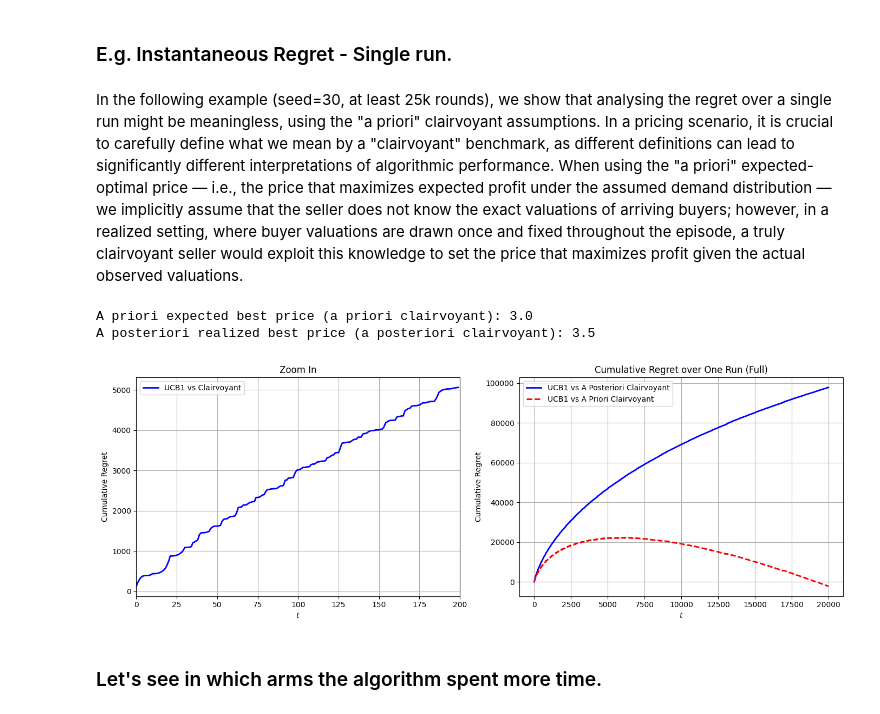
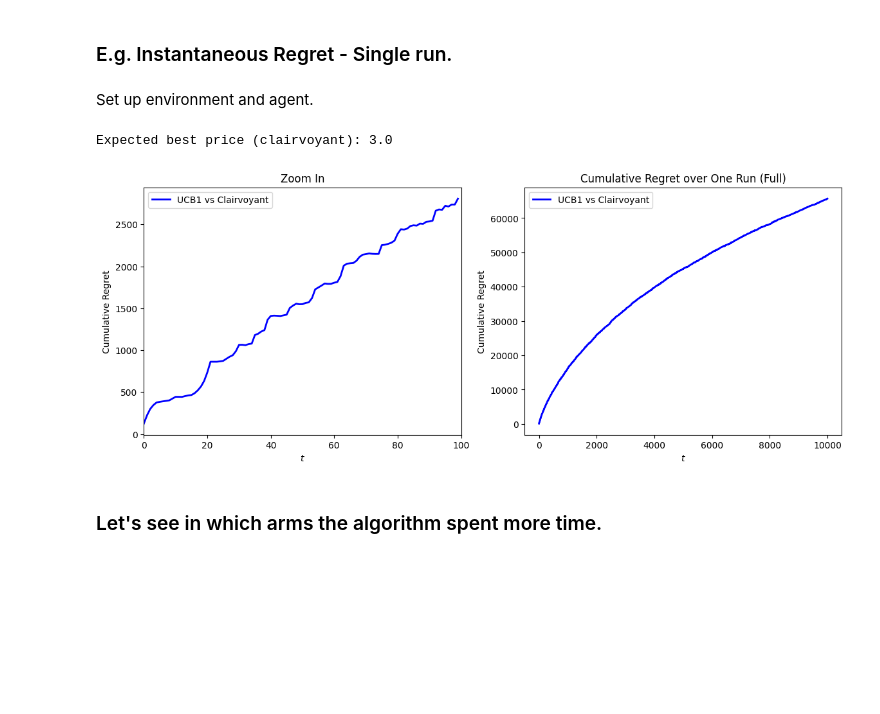
Before and after one commit to peetceenatoo/online-learning, a Jupyter notebook: R1.ipynb, the cells around one changed output. Saved outputs shown, nothing was run; the diff lists cells and outputs as text; code cells hidden in the pictures; blank space fills up the shorter version.

Commit message:
MAJOR FIX - Oops it was not stochastic env kkkk

```diff
--- a/R1.ipynb
+++ b/R1.ipynb
@@ -17,13 +17,3 @@ class Environment:
         pass
 # %% [markdown]
 ### In this setting, the environment is responsible for telling the seller about the reward.
-# %%
-class PricingEnvironmentSingleProduct:
-    def __init__(self, valuations, cost):
-        self.valuations = valuations
-        self.cost = cost
-
-    def round(self, p_t):
-        num_of_sales = np.sum(self.valuations >= p_t)       # Count how many customers are willing to pay at least p_t
-        reward = (p_t - self.cost) * num_of_sales           # Count the profit subtracting the cost from the price for each sale
-        return num_of_sales, reward
@@ -66,13 +75,13 @@ assert buyers_per_round >= 1, "Must have at least one buyer per round"
 # Given this assumption, we can analytically compute the expected demand at each price p.
 # It can be proven that the expected demand is given by:
 
-def expected_demand(p):
-    return np.sum(1 - norm.cdf(p, loc=np.full(buyers_per_round, value), scale=1.0))
+def expected_demand(p, mean_valuation, std_valuation, buyers_per_round):
+    # Probability of a single customer buying
+    prob_buy = 1 - norm.cdf(p, loc=mean_valuation, scale=std_valuation)
+    # Expected number of buyers
+    return buyers_per_round * prob_buy
 
-# This results in a smooth probability-based estimation of demand for each price p,
-# where the probability for a single customer to buy is the tail area of the normal distribution beyond p.
-
-expected_demand_vector = np.array([expected_demand(p) for p in P])
+expected_demand_vector = np.array([expected_demand(p, value, std_valuation, buyers_per_round) for p in P])
 expected_profit_vector = (P - cost) * expected_demand_vector
 
 best_expected_index = np.argmax(expected_profit_vector)
@@ -192,5 +170,3 @@ class UCB1Agent(Agent):
         self.t += 1
 # %% [markdown]
 ### E.g. Instantaneous Regret - Single run.
-# %% [markdown]
-In the following example (seed=30, at least 25k rounds), we show that analysing the regret over a single run might be meaningless, using the "a priori" clairvoyant assumptions. In a pricing scenario, it is crucial to carefully define what we mean by a "clairvoyant" benchmark, as different definitions can lead to significantly different interpretations of algorithmic performance. When using the "a priori" expected-optimal price — i.e., the price that maximizes expected profit under the assumed demand distribution — we implicitly assume that the seller does not know the exact valuations of arriving buyers; however, in a realized setting, where buyer valuations are drawn once and fixed throughout the episode, a truly clairvoyant seller would exploit this knowledge to set the price that maximizes profit given the actual observed valuations.
@@ -199,9 +173,13 @@ R = (max(P)-cost) * buyers_per_round
+# %% [markdown]
+Set up environment and agent.
+# %%
+# Initialize the stochastic environment
+env = PricingEnvironmentSingleProduct(cost=cost, mean_valuation=value, std_valuation=std_valuation, buyers_per_round=buyers_per_round)
 # %%
 # --- Single run to compare realized rewards ---
 
 # Compute clairvoyant rewards
 clairvoyant_expected_rewards = np.array([env.round(P[best_expected_index])[1] for _ in range(T)])
-clairvoyant_realized_rewards = np.array([env.round(P[best_realized_index])[1] for _ in range(T)])
 
 # Run UCB1
 ucb_agent = UCB1Agent(K, T, range=R)
@@ -211,50 +189,40 @@ for t in range(T):
     pi_t = ucb_agent.pull_arm()
     p_t = P[pi_t]
     d_t, r_t = env.round(p_t)
     ucb_agent.update(r_t)
     agent_rewards = np.append(agent_rewards, r_t)
     pull_counts[pi_t] += 1
 
 # Compute most played price
 most_played_action = np.argmax(pull_counts)
 most_played_price = P[most_played_action]
 
-# Compute realized regret
-realized_regret = np.cumsum(clairvoyant_realized_rewards - agent_rewards)
+# Compute regret
 expected_regret = np.cumsum(clairvoyant_expected_rewards - agent_rewards)
-
-print("A priori expected best price (a priori clairvoyant):", round(best_expected_price, 2))
-print("A posteriori realized best price (a posteriori clairvoyant):", round(best_realized_price, 2))
+print("Expected best price (clairvoyant):", round(best_expected_price, 2))
 
 # --- Plots ---
 
 zoom_T = int(T * 0.01)
 fig, (ax1, ax2) = plt.subplots(1, 2, figsize=(14, 5), sharex=False)
 
 # Zoom
-ax1.plot(np.arange(zoom_T), realized_regret[:zoom_T], 'b-', linewidth=2, label='UCB1 vs Clairvoyant')
+ax1.plot(np.arange(zoom_T), expected_regret[:zoom_T], 'b-', linewidth=2, label='UCB1 vs Clairvoyant')
 ax1.set_xlim(0, zoom_T)
 ax1.set_title('Zoom In')
 ax1.set_xlabel('$t$')
 ax1.set_ylabel('Cumulative Regret')
 ax1.legend()
-ax1.grid(True)
 
 # Full
-ax2.plot(np.arange(T), realized_regret, 'b-', linewidth=2, label='UCB1 vs A Posteriori Clairvoyant')
-ax2.plot(np.arange(T), expected_regret, 'r--', linewidth=2, label='UCB1 vs A Priori Clairvoyant')
+ax2.plot(np.arange(T), expected_regret, 'b-', linewidth=2, label='UCB1 vs Clairvoyant')
 ax2.set_title('Cumulative Regret over One Run (Full)')
 ax2.set_xlabel('$t$')
 ax2.set_ylabel('Cumulative Regret')
-ax2.legend()
-ax2.grid(True)
-
-plt.tight_layout()
-plt.show()
+_ = ax2.legend()
 # %% [output]
-A priori expected best price (a priori clairvoyant): 3.0
-A posteriori realized best price (a posteriori clairvoyant): 3.5
+Expected best price (clairvoyant): 3.0
-[figure, old version]
+[figure, new version]
 # %% [markdown]
 ### Let's see in which arms the algorithm spent more time.
 # %%
```
Also changed, not shown: parts of 16 cells of this notebook.
